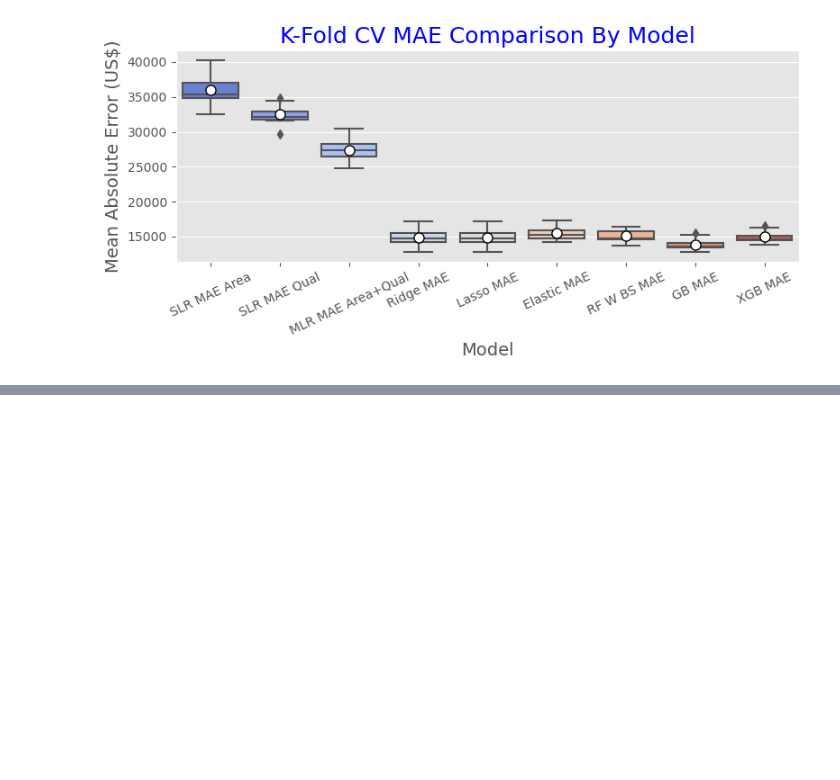
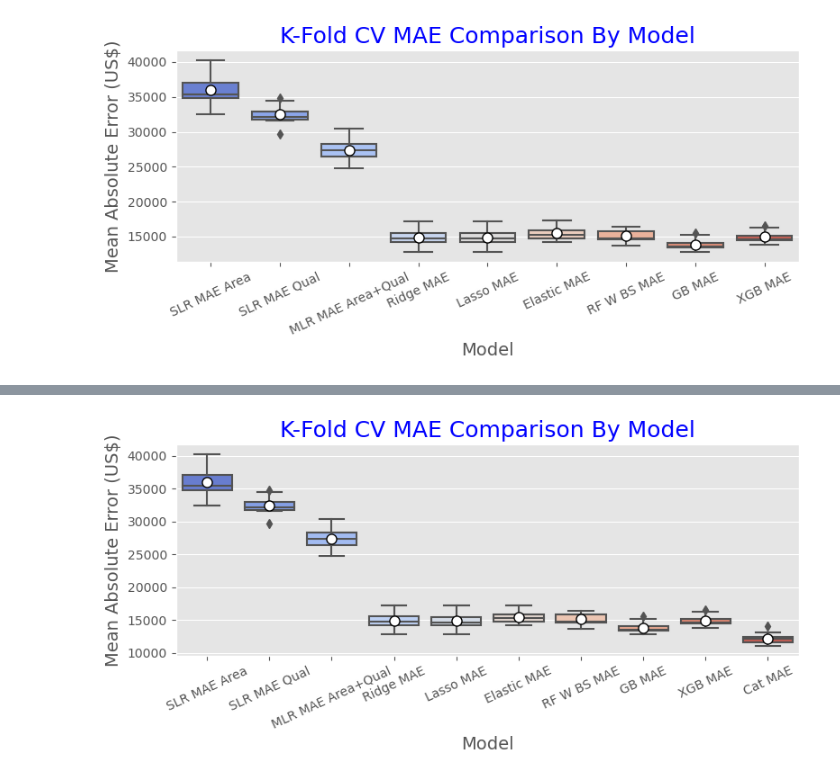
Before and after one commit to BPM1401/Go-Big-Or-Go-Home, a Jupyter notebook: Model Performance/K_Fold_CV/CV_Comps_Presentation.ipynb, the cells around one changed output, grey strips where cells are left out. Saved outputs shown, nothing was run; the diff lists cells and outputs as text; code cells hidden in the pictures; blank space fills up the shorter version.

```diff
--- a/Model Performance/K_Fold_CV/CV_Comps_Presentation.ipynb
+++ b/Model Performance/K_Fold_CV/CV_Comps_Presentation.ipynb
@@ -465,0 +484,18 @@ combo.describe()
+# %%
+plt.style.use('default')
+plt.style.use('ggplot')
+
+plt.figure(figsize=(8,4))
+sns.boxplot(data=combo[['SLR MAE Area', 'SLR MAE Qual', 'MLR MAE Area+Qual', 'Ridge MAE', 'Lasso MAE', 'Elastic MAE', 'RF W BS MAE', 'GB MAE', 'XGB MAE', 'Cat MAE']], showmeans=True,
+                        meanprops={"marker":"o",
+                       "markerfacecolor":"white",
+                       "markeredgecolor":"black",
+                      "markersize":"8"}, palette='coolwarm')
+plt.xticks(rotation=25)
+plt.ylabel('Mean Absolute Error (US$)', fontsize=14)
+plt.xlabel('Model', fontsize=14)
+plt.title('K-Fold CV MAE Comparison By Model', fontsize=18, color='blue')
+
+plt.tight_layout();
+# %% [output]
+[figure, added]
```
Also changed, not shown: parts of 6 cells of this notebook, 9 other files.
